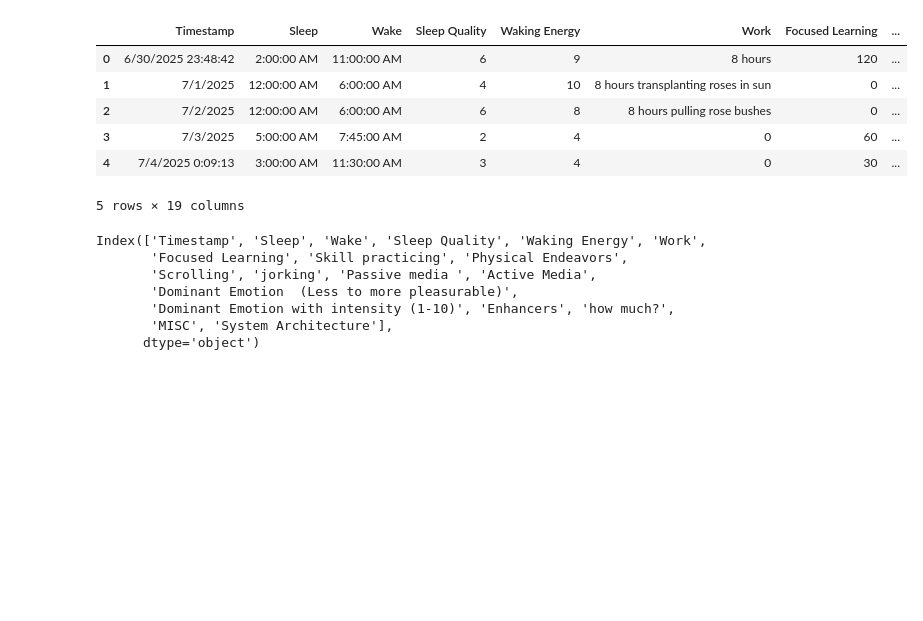
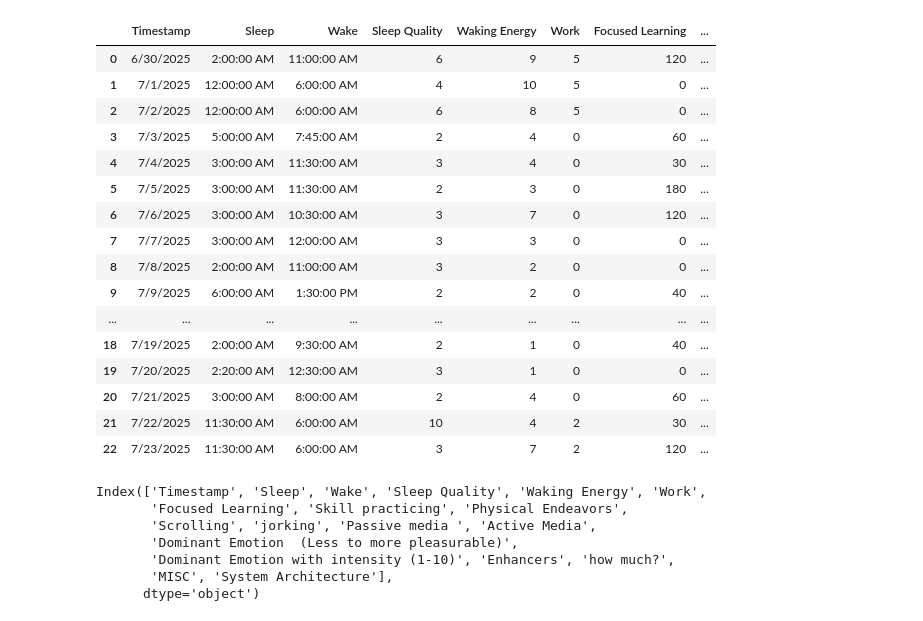
Before and after one commit to 8lak/Complex_Systems_Modeling, a Jupyter notebook: data_analysis_notebooks/01_EDA_and_Visualization.ipynb, the cells around one changed output. Cells and saved outputs as stored; diff of their text form; code cells hidden in the pictures; blank space fills up the shorter version.

```diff
--- a/data_analysis_notebooks/01_EDA_and_Visualization.ipynb
+++ b/data_analysis_notebooks/01_EDA_and_Visualization.ipynb
@@ -14,15 +14,25 @@ df.shape
 pd.set_option('display.max_columns',18)
 # %%
 #head or tail to view rows and can input integer in parenthesis
-df.head()
+df
 # %% [output]
 |  | Timestamp | Sleep | Wake | Sleep Quality | Waking Energy | Work | Focused Learning | ... |
-| 0 | 6/30/2025 23:48:42 | 2:00:00 AM | 11:00:00 AM | 6 | 9 | 8 hours | 120 | ... |
-| 1 | 7/1/2025 | 12:00:00 AM | 6:00:00 AM | 4 | 10 | 8 hours transplanting roses in sun | 0 | ... |
-| 2 | 7/2/2025 | 12:00:00 AM | 6:00:00 AM | 6 | 8 | 8 hours pulling rose bushes | 0 | ... |
+| 0 | 6/30/2025 | 2:00:00 AM | 11:00:00 AM | 6 | 9 | 5 | 120 | ... |
+| 1 | 7/1/2025 | 12:00:00 AM | 6:00:00 AM | 4 | 10 | 5 | 0 | ... |
+| 2 | 7/2/2025 | 12:00:00 AM | 6:00:00 AM | 6 | 8 | 5 | 0 | ... |
 | 3 | 7/3/2025 | 5:00:00 AM | 7:45:00 AM | 2 | 4 | 0 | 60 | ... |
-| 4 | 7/4/2025 0:09:13 | 3:00:00 AM | 11:30:00 AM | 3 | 4 | 0 | 30 | ... |
+| 4 | 7/4/2025 | 3:00:00 AM | 11:30:00 AM | 3 | 4 | 0 | 30 | ... |
+| 5 | 7/5/2025 | 3:00:00 AM | 11:30:00 AM | 2 | 3 | 0 | 180 | ... |
+| 6 | 7/6/2025 | 3:00:00 AM | 10:30:00 AM | 3 | 7 | 0 | 120 | ... |
+| 7 | 7/7/2025 | 3:00:00 AM | 12:00:00 AM | 3 | 3 | 0 | 0 | ... |
+| 8 | 7/8/2025 | 2:00:00 AM | 11:00:00 AM | 3 | 2 | 0 | 0 | ... |
+| 9 | 7/9/2025 | 6:00:00 AM | 1:30:00 PM | 2 | 2 | 0 | 40 | ... |
+| ... | ... | ... | ... | ... | ... | ... | ... | ... |
+| 18 | 7/19/2025 | 2:00:00 AM | 9:30:00 AM | 2 | 1 | 0 | 40 | ... |
+| 19 | 7/20/2025 | 2:20:00 AM | 12:30:00 AM | 3 | 1 | 0 | 0 | ... |
+| 20 | 7/21/2025 | 3:00:00 AM | 8:00:00 AM | 2 | 4 | 0 | 60 | ... |
+| 21 | 7/22/2025 | 11:30:00 AM | 6:00:00 AM | 10 | 4 | 2 | 30 | ... |
+| 22 | 7/23/2025 | 11:30:00 AM | 6:00:00 AM | 3 | 7 | 2 | 120 | ... |
-5 rows × 19 columns
 # %%
 energy = df['Waking Energy']
 type(energy)
```
Also changed, not shown: parts of 6 cells of this notebook, 12 other files.
